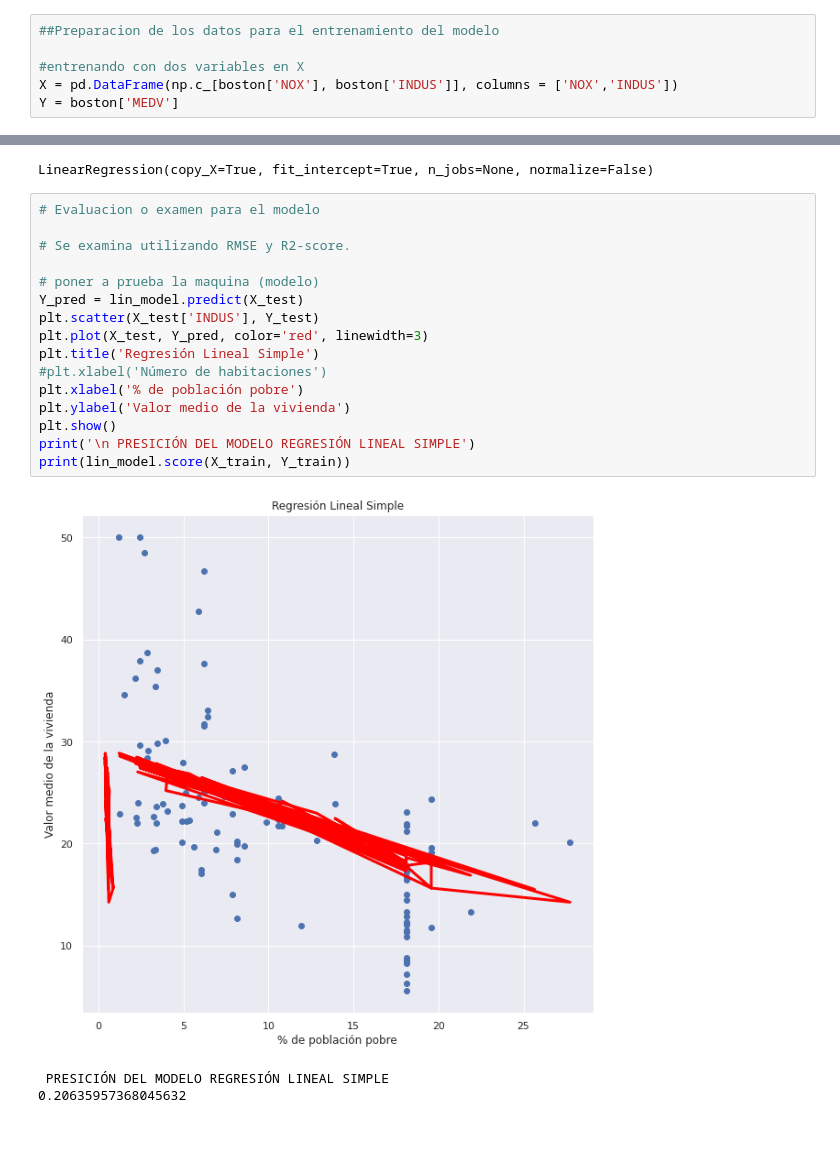
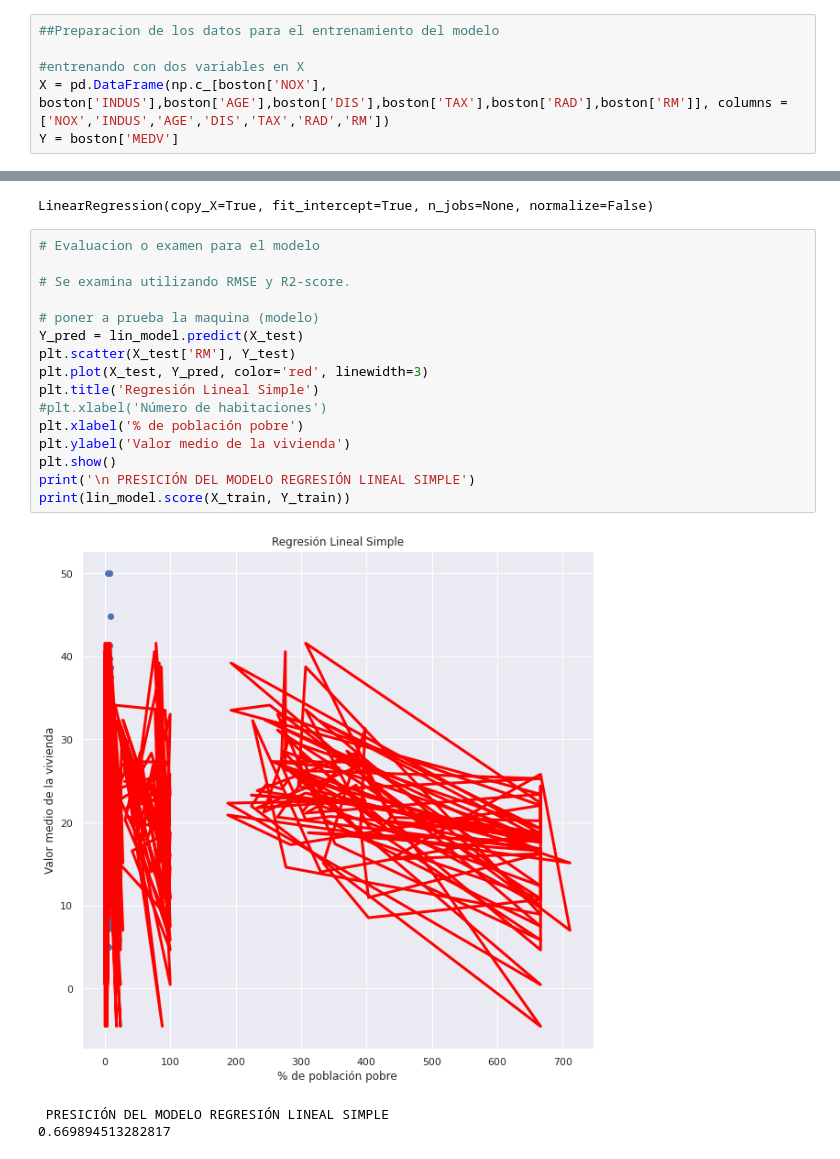
Before and after one commit to OnRuiso/Deep-Learning-, a Jupyter notebook: Codigos/P1T5-Skalearn - LoadBoston_intento_cacharreo_de_IA.ipynb, the cells around one changed output, grey strips where cells are left out. Drawn from its saved outputs; the diff is of its cells as text.

```diff
--- a/Codigos/P1T5-Skalearn - LoadBoston_intento_cacharreo_de_IA.ipynb
+++ b/Codigos/P1T5-Skalearn - LoadBoston_intento_cacharreo_de_IA.ipynb
@@ -310,6 +310,6 @@ X = (valor de la lista)
 ##Preparacion de los datos para el entrenamiento del modelo
 
 #entrenando con dos variables en X
-X = pd.DataFrame(np.c_[boston['NOX'], boston['INDUS']], columns = ['NOX','INDUS'])
+X = pd.DataFrame(np.c_[boston['NOX'], boston['INDUS'],boston['AGE'],boston['DIS'],boston['TAX'],boston['RAD'],boston['RM']], columns = ['NOX','INDUS','AGE','DIS','TAX','RAD','RM'])
 Y = boston['MEDV']
 # %%
@@ -334,20 +334,20 @@ LinearRegression(copy_X=True, fit_intercept=True, n_jobs=None, normalize=False)
 # %%
 # Evaluacion o examen para el modelo
 
 # Se examina utilizando RMSE y R2-score.
 
 # poner a prueba la maquina (modelo)
 Y_pred = lin_model.predict(X_test)
-plt.scatter(X_test['INDUS'], Y_test)
+plt.scatter(X_test['RM'], Y_test)
 plt.plot(X_test, Y_pred, color='red', linewidth=3)
 plt.title('Regresión Lineal Simple')
 #plt.xlabel('Número de habitaciones')
 plt.xlabel('% de población pobre')
 plt.ylabel('Valor medio de la vivienda')
 plt.show()
 print('\n PRESICIÓN DEL MODELO REGRESIÓN LINEAL SIMPLE')
 print(lin_model.score(X_train, Y_train))
 # %% [output]
-[figure, old version]
+[figure, new version]
  PRESICIÓN DEL MODELO REGRESIÓN LINEAL SIMPLE
-0.20635957368045632
+0.669894513282817
```
Also changed, not shown: parts of 2 cells of this notebook.
